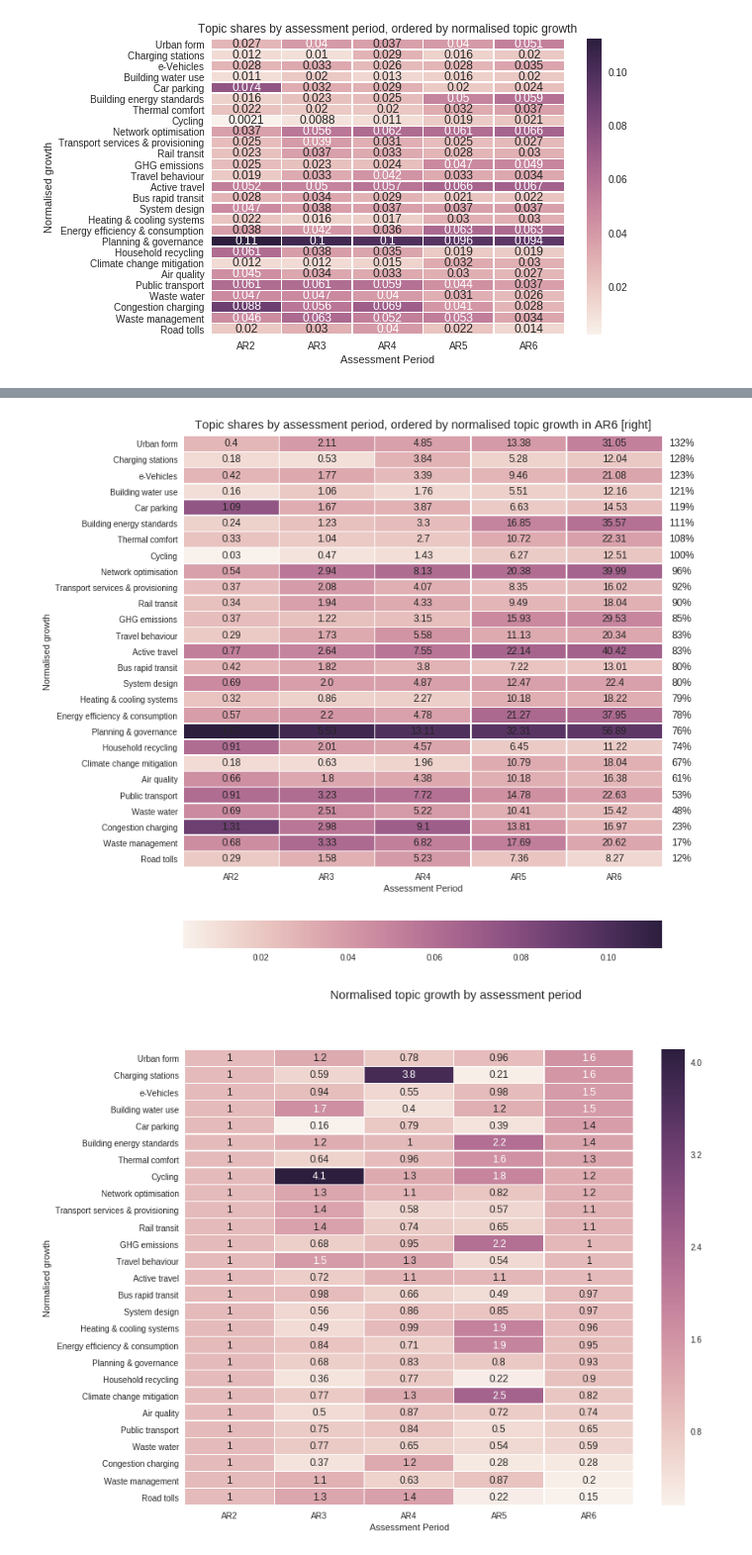
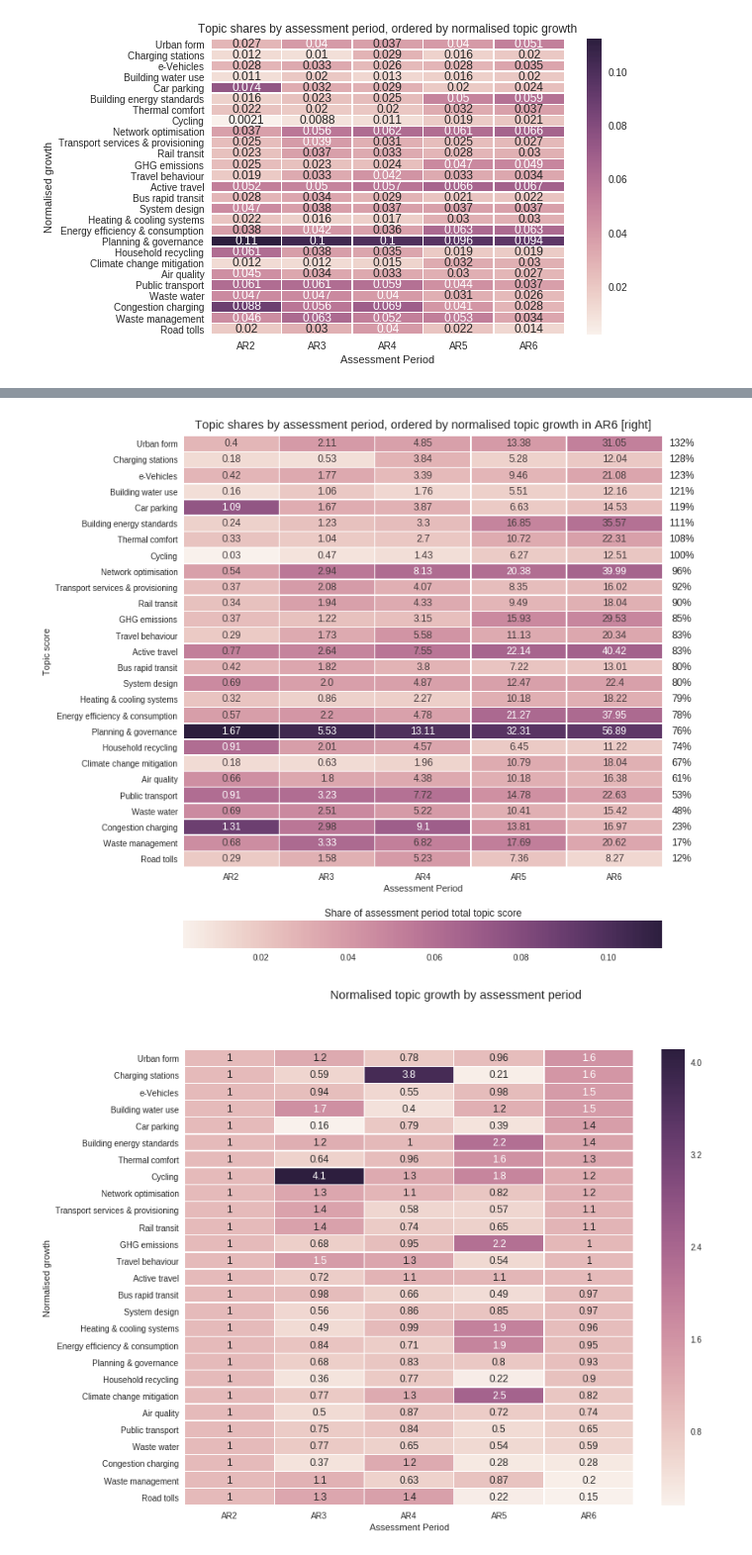
Before and after one commit to mcc-apsis/cities-1-5, a Jupyter notebook: code/topics_AP.ipynb, the cells around one changed output, grey strips where cells are left out. Shown at 99% size. Drawn from its saved outputs; the diff is of its cells as text; code cells hidden in the pictures.

Commit message:
better text colour

```diff
--- a/code/topics_AP.ipynb
+++ b/code/topics_AP.ipynb
@@ -169,37 +169,41 @@ sns.heatmap(
     cbar_kws={'orientation': 'horizontal'},
     ax=ax1,
     cbar_ax=ax2
 )
 
 ax1.set_xlabel('Assessment Period')
-ax1.set_ylabel('Normalised growth')
+ax1.set_ylabel('Topic score')
 
 i = 0
 for g in a6growth:
     g = "{}%".format(round(g))
     ax1.text(5.2,i+0.5,g,ha="center",va="center")
     i+=1
 
 ti = 0
 for t in tars.filter(ar__ar=6).order_by('pgrowth'):
     ai=0
     for ar in [2,3,4,5,6]:
         tar = tars.get(topic=t.topic,ar__ar=ar)
-        ax1.text(ai+0.5,ti+0.5,round(tar.score,2),ha="center",va="center")
+        if tar.share>0.06:
+            c = "white"
+        else:
+            c = "#483D3F"
+        ax1.text(ai+0.5,ti+0.5,round(tar.score,2),ha="center",va="center",color=c)
         ai+=1
 
     ti+=1
 
-
+ax2.set_title('Share of assessment period total topic score')
 
 fig.suptitle('Topic shares by assessment period, ordered by normalised topic growth in AR6 [right]')
 
 plt.savefig('../plots/topic_ap_normalised_growth_shares.png',bbox_inches='tight')
 
 
 plt.show()
 # %% [output]
-[figure, old version]
+[figure, new version]
 # %%
 
 import seaborn as sns
```
Also changed, not shown: 1 other file.
